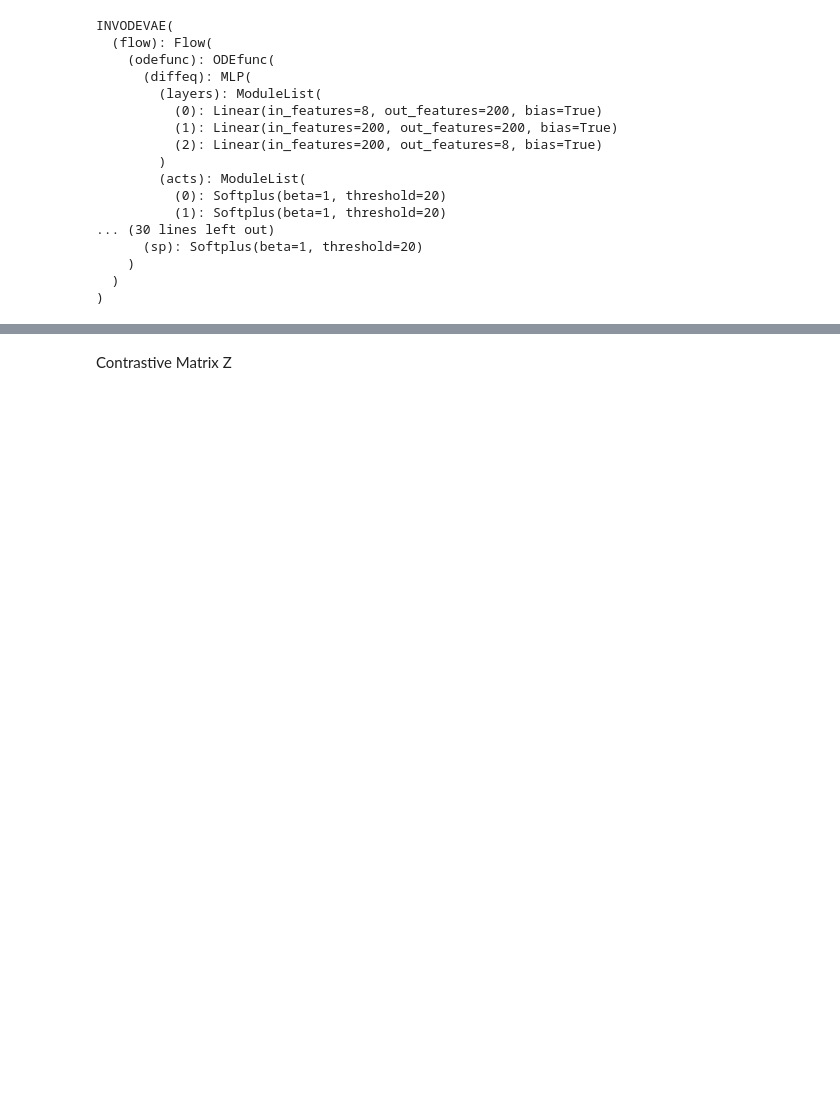
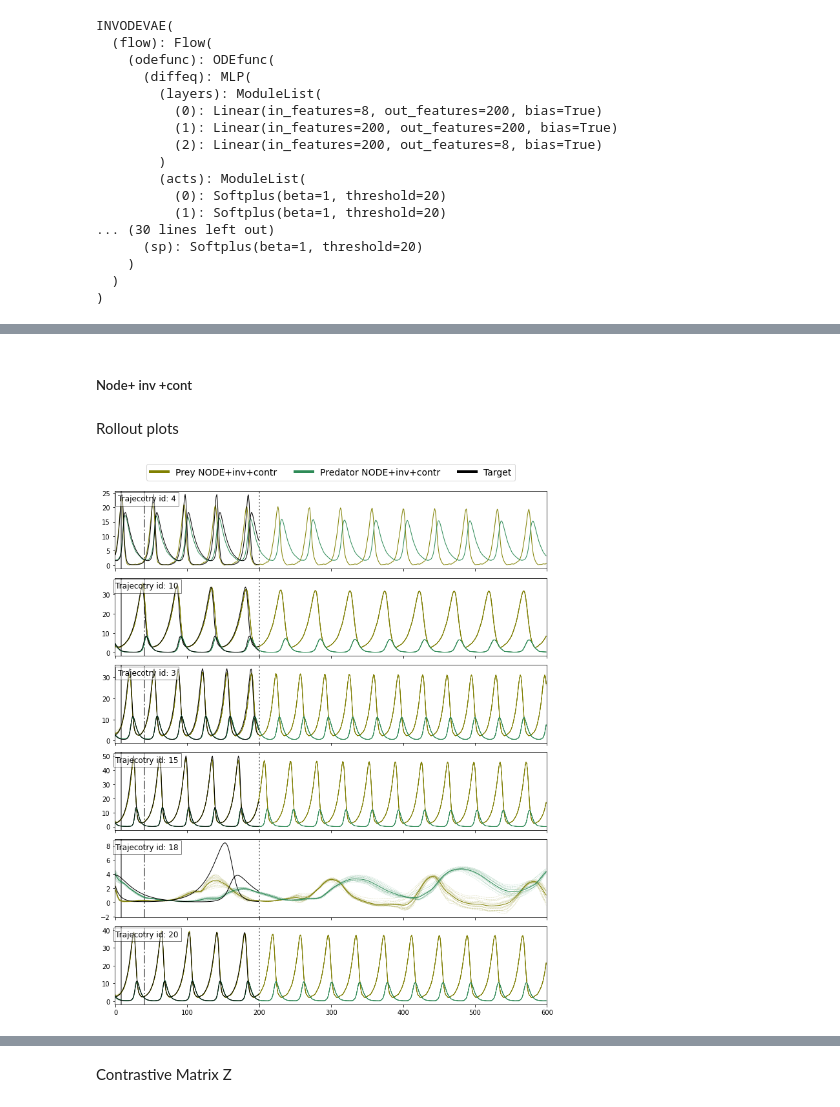
Before and after one commit to IlzeAmandaA/MoNODE, a Jupyter notebook: test_lv.ipynb, the cells around one changed output, grey strips where cells are left out. Saved outputs shown, nothing was run; the diff lists cells and outputs as text; code cells hidden in the pictures; blank space fills up the shorter version.

```diff
--- a/test_lv.ipynb
+++ b/test_lv.ipynb
@@ -183,0 +401,2 @@ INVODEVAE(
+# %% [markdown]
+##### Node+ inv +cont
@@ -183,0 +405,7 @@ INVODEVAE(
+# %% [markdown]
+Rollout plots
+# %%
+plot_1d(X_te[X_te_idx], Xrec_te_contr,show=True,N=6, ymax=600, model_name='NODE+inv+contr', \
+    T_in=8, T_inv=40, T=200,color_line_predator='seagreen',color_line_prey='olive', trajctory_idx=X_te_idx)
+# %% [output]
+[figure, added]
```
Also changed, not shown: parts of 53 cells of this notebook, 1 other file.
